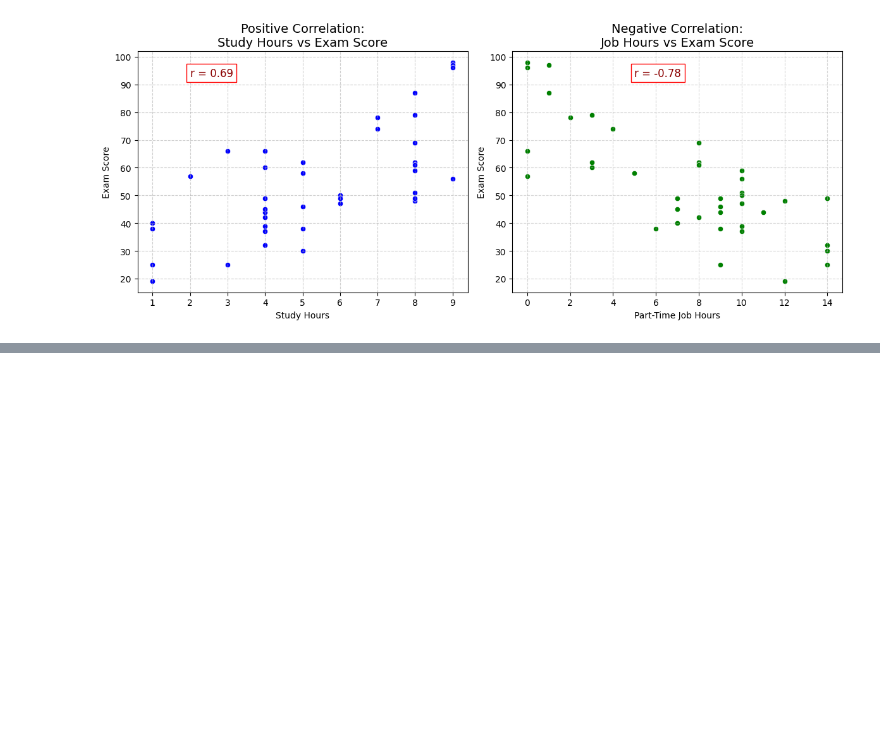
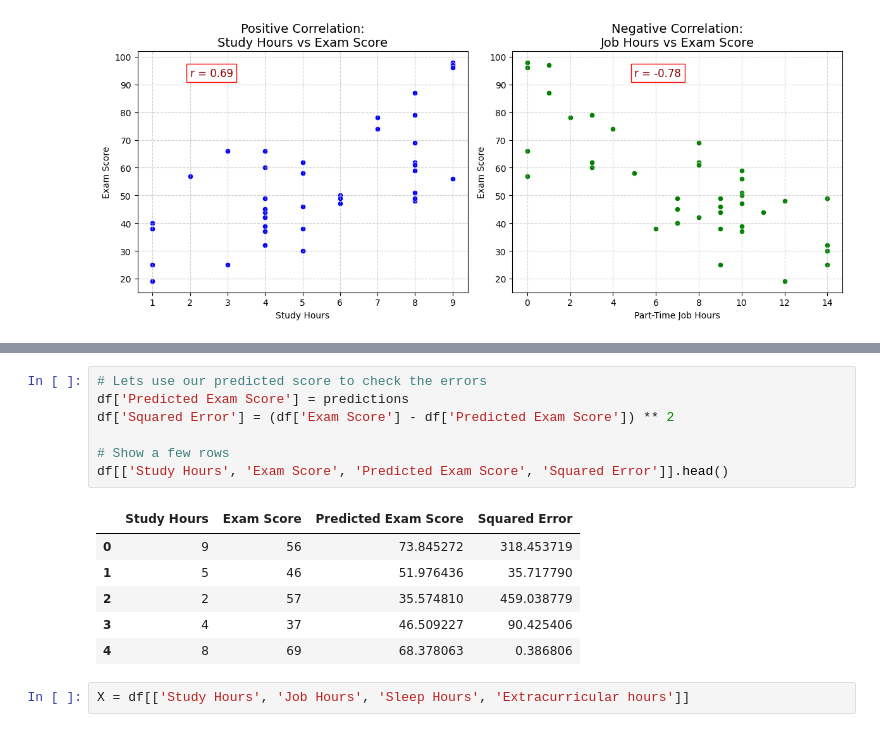
Before and after one commit to alfamado/task, a Jupyter notebook: Correlation_Regression/corr_reg.ipynb, the cells around one changed output, grey strips where cells are left out. Saved outputs shown, nothing was run; the diff lists cells and outputs as text; blank space fills up the shorter version.

```diff
--- a/Correlation_Regression/corr_reg.ipynb
+++ b/Correlation_Regression/corr_reg.ipynb
@@ -83,0 +171,16 @@ The Job Hours and Exam score shows a strong negative correlation, which means jo
+# %%
+# Lets use our predicted score to check the errors
+df['Predicted Exam Score'] = predictions
+df['Squared Error'] = (df['Exam Score'] - df['Predicted Exam Score']) ** 2
+
+# Show a few rows
+df[['Study Hours', 'Exam Score', 'Predicted Exam Score', 'Squared Error']].head()
+# %% [output]
+|  | Study Hours | Exam Score | Predicted Exam Score | Squared Error |
+| 0 | 9 | 56 | 73.845272 | 318.453719 |
+| 1 | 5 | 46 | 51.976436 | 35.717790 |
+| 2 | 2 | 57 | 35.574810 | 459.038779 |
+| 3 | 4 | 37 | 46.509227 | 90.425406 |
+| 4 | 8 | 69 | 68.378063 | 0.386806 |
+# %%
+X = df[['Study Hours', 'Job Hours', 'Sleep Hours', 'Extracurricular hours']]
```
Also changed, not shown: parts of 18 cells of this notebook, 2 other files.
